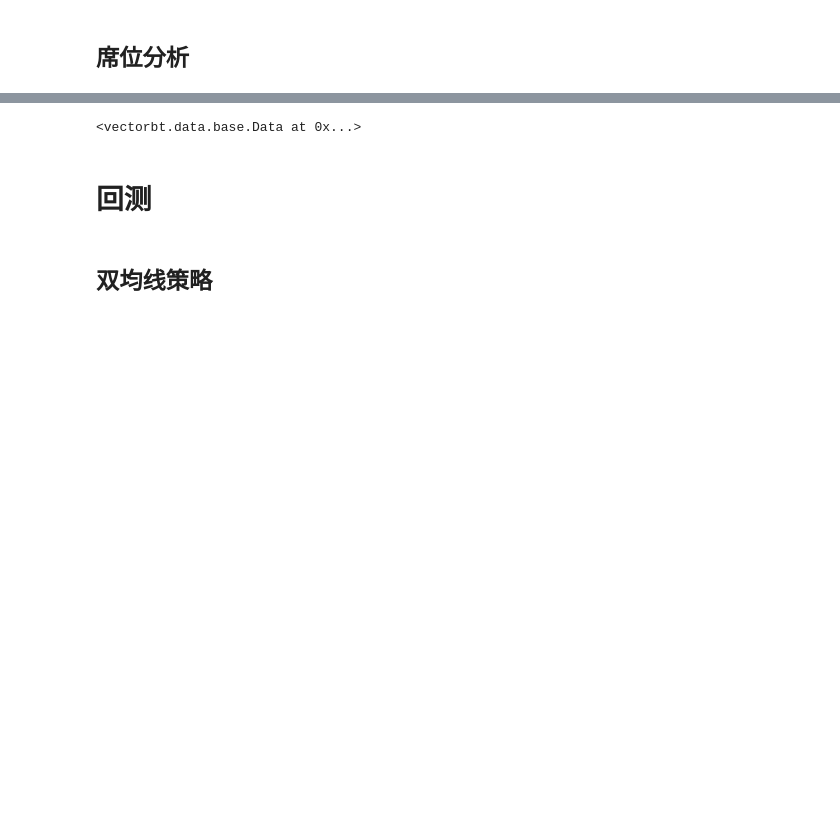
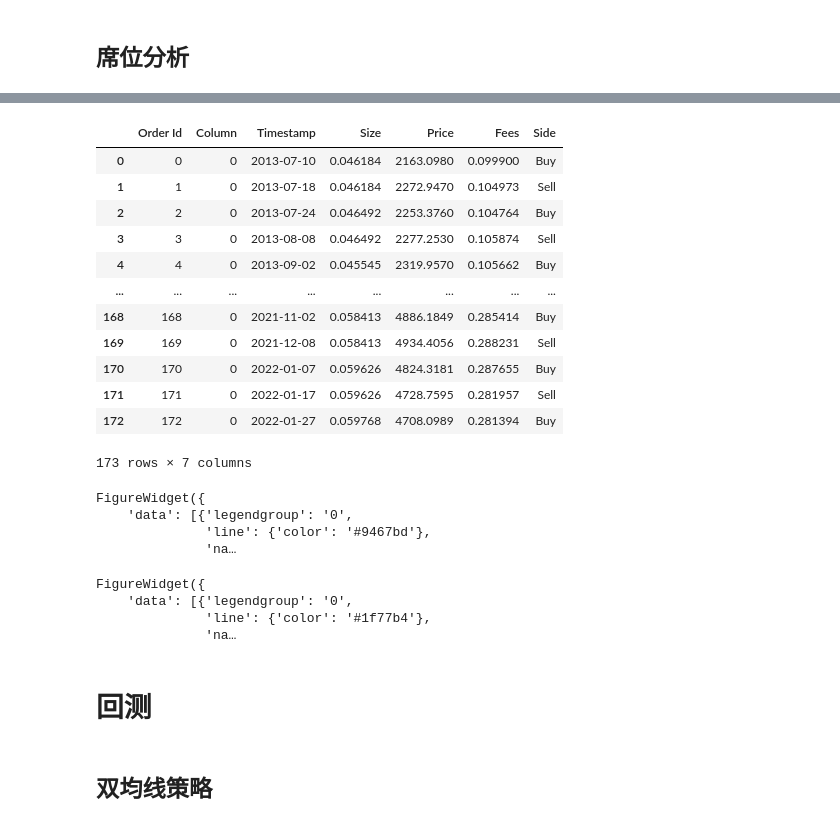
Before and after one commit to hugo2046/QuantsPlaybook, a Jupyter notebook: C-择时类/特征分布建模择时/特征分布择时.ipynb, the cells around one changed output, grey strips where cells are left out. Drawn from its saved outputs; the diff is of its cells as text; code cells hidden in the pictures; blank space fills up the shorter version.

```diff
--- a/C-择时类/特征分布建模择时/特征分布择时.ipynb
+++ b/C-择时类/特征分布建模择时/特征分布择时.ipynb
@@ -160,4 +114,0 @@ data = vbt.Data.from_data(data={'hs300':all_data},single_symbol=True,download_kw
-# %%
-data
-# %% [output]
-<vectorbt.data.base.Data at 0x...>
@@ -164,3 +139,33 @@ data
+# %%
+pf.orders.records_readable
+# %% [output]
+|  | Order Id | Column | Timestamp | Size | Price | Fees | Side |
+| 0 | 0 | 0 | 2013-07-10 | 0.046184 | 2163.0980 | 0.099900 | Buy |
+| 1 | 1 | 0 | 2013-07-18 | 0.046184 | 2272.9470 | 0.104973 | Sell |
+| 2 | 2 | 0 | 2013-07-24 | 0.046492 | 2253.3760 | 0.104764 | Buy |
+| 3 | 3 | 0 | 2013-08-08 | 0.046492 | 2277.2530 | 0.105874 | Sell |
+| 4 | 4 | 0 | 2013-09-02 | 0.045545 | 2319.9570 | 0.105662 | Buy |
+| ... | ... | ... | ... | ... | ... | ... | ... |
+| 168 | 168 | 0 | 2021-11-02 | 0.058413 | 4886.1849 | 0.285414 | Buy |
+| 169 | 169 | 0 | 2021-12-08 | 0.058413 | 4934.4056 | 0.288231 | Sell |
+| 170 | 170 | 0 | 2022-01-07 | 0.059626 | 4824.3181 | 0.287655 | Buy |
+| 171 | 171 | 0 | 2022-01-17 | 0.059626 | 4728.7595 | 0.281957 | Sell |
+| 172 | 172 | 0 | 2022-01-27 | 0.059768 | 4708.0989 | 0.281394 | Buy |
+173 rows × 7 columns
+# %%
+pf.plot(subplots=['drawdowns', 'underwater'])
+# %% [output]
+FigureWidget({
+    'data': [{'legendgroup': '0',
+              'line': {'color': '#9467bd'},
+              'na…
+# %%
+pf.plot()
+# %% [output]
+FigureWidget({
+    'data': [{'legendgroup': '0',
+              'line': {'color': '#1f77b4'},
+              'na…
 # %% [markdown]
 # 回测
 # %% [markdown]
```
Also changed, not shown: parts of 32 cells of this notebook, 4 other files.
